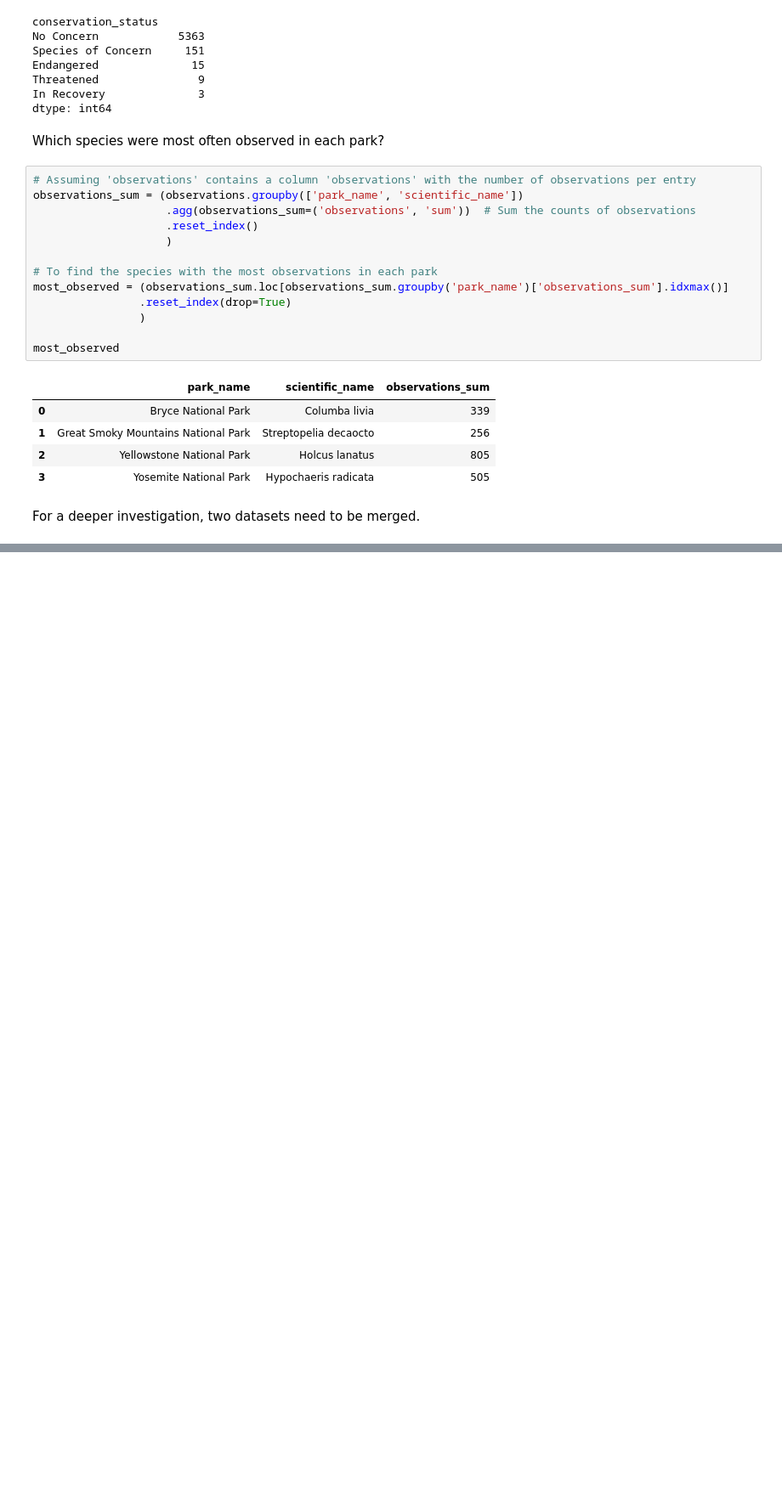
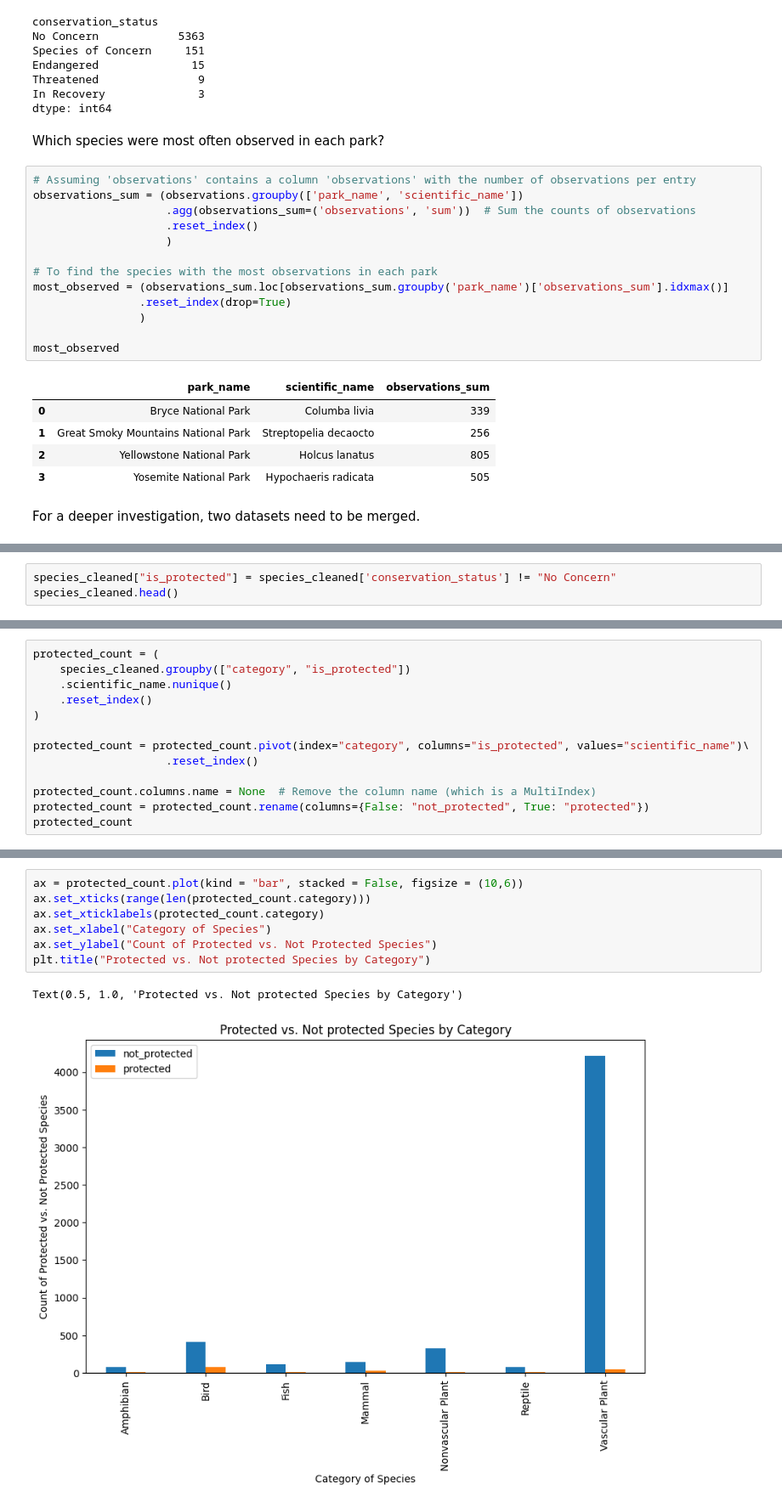
Before and after one commit to grzegorz-gomza/Portfolio_Projects, a Jupyter notebook: Codecademy_Biodiversity/biodiversity.ipynb, the cells around one changed output, grey strips where cells are left out. Shown: that part at 85% size. Cells and saved outputs as stored; diff of their text form; blank space fills up the shorter version.

```diff
--- a/Codecademy_Biodiversity/biodiversity.ipynb
+++ b/Codecademy_Biodiversity/biodiversity.ipynb
@@ -502,0 +526,3 @@ Let's check how many
+# %%
+species_cleaned["is_protected"] = species_cleaned['conservation_status'] != "No Concern"
+species_cleaned.head()
@@ -502,0 +538,13 @@ Let's check how many
+# %%
+protected_count = (
+    species_cleaned.groupby(["category", "is_protected"])
+    .scientific_name.nunique()
+    .reset_index()
+)
+
+protected_count = protected_count.pivot(index="category", columns="is_protected", values="scientific_name")\
+                    .reset_index()
+
+protected_count.columns.name = None  # Remove the column name (which is a MultiIndex)
+protected_count = protected_count.rename(columns={False: "not_protected", True: "protected"})
+protected_count
@@ -502,0 +560,10 @@ Let's check how many
+# %%
+ax = protected_count.plot(kind = "bar", stacked = False, figsize = (10,6))
+ax.set_xticks(range(len(protected_count.category)))
+ax.set_xticklabels(protected_count.category)
+ax.set_xlabel("Category of Species")
+ax.set_ylabel("Count of Protected vs. Not Protected Species")
+plt.title("Protected vs. Not protected Species by Category")
+# %% [output]
+Text(0.5, 1.0, 'Protected vs. Not protected Species by Category')
+[figure, added]
```
Also changed, not shown: parts of 10 cells of this notebook.
